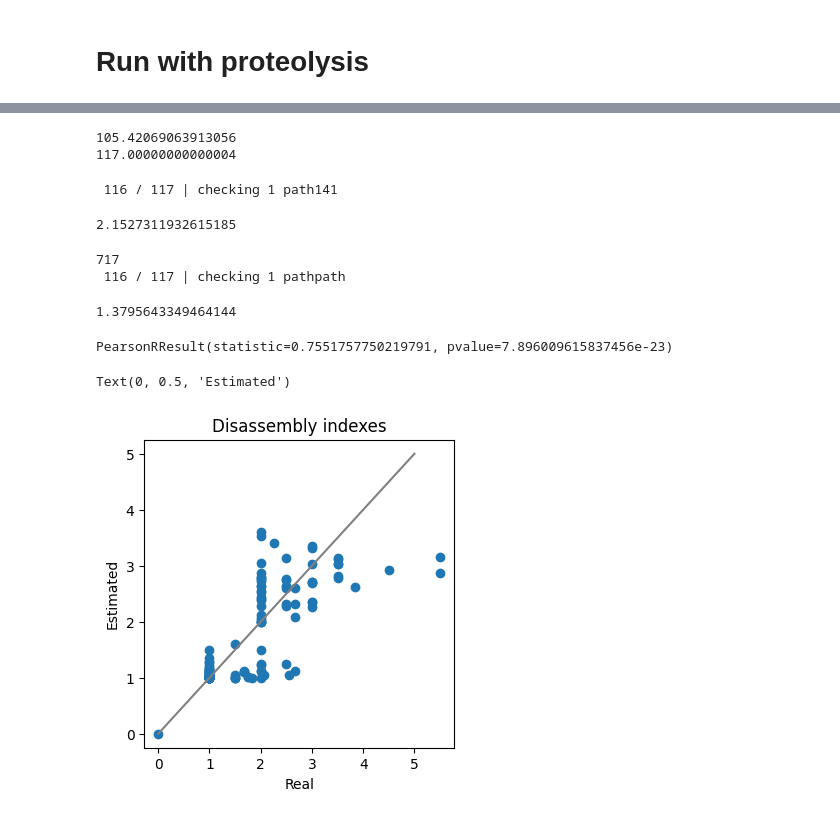
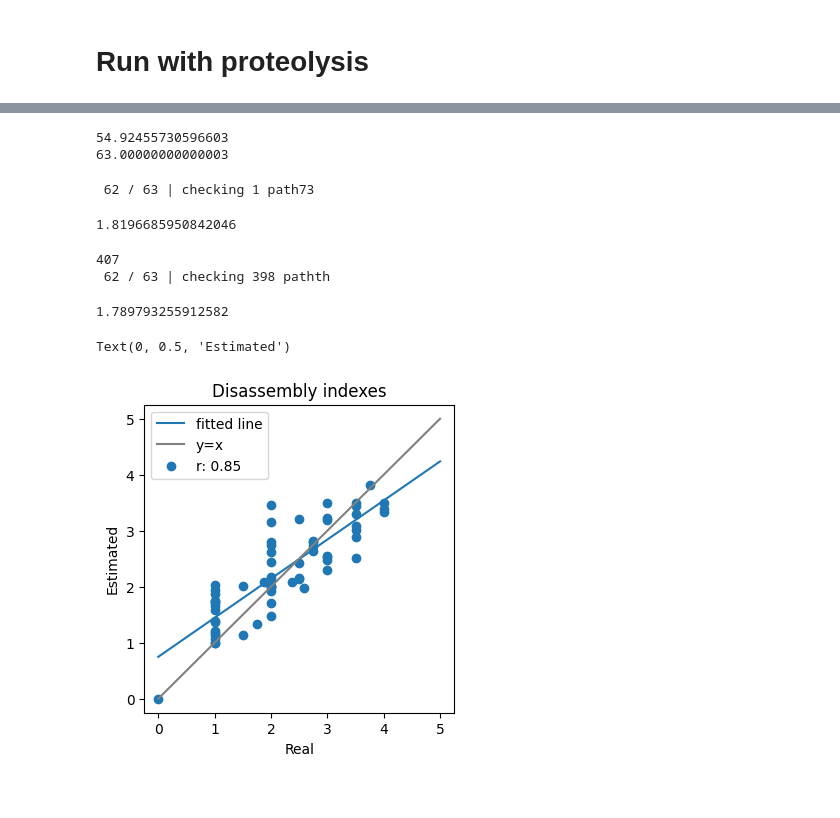
Before and after one commit to ErikHartman/disassembly, a Jupyter notebook: src/weight_estimation_new_method.ipynb, the cells around one changed output, grey strips where cells are left out. Cells and saved outputs as stored; diff of their text form; code cells hidden in the pictures.

```diff
--- a/src/weight_estimation_new_method.ipynb
+++ b/src/weight_estimation_new_method.ipynb
@@ -208,16 +208,16 @@ enzymes = enzyme_set(
         enzyme({"K": 0.5, "R": 0.5}, "trypsin"),
         enzyme({"V": 0.5, "I": 0.25, "A": 0.15, "T": 0.1}, "elne"),
     ],
-    [1, 1, 1],  # activities
-    [1, 1, 1],  # abundances
+    [0, 0, 1],  # activities
+    [0, 0, 1],  # abundances
 )
 
 
 P, sequence_graph = simulate_proteolysis(
     hbb,
-    n_start=20,
-    n_iterations=100,
-    endo_or_exo_probability=[.9, 0.1],
+    n_start=3,
+    n_iterations=50,
+    endo_or_exo_probability=[0.9, 0.1],
     enzymes=enzymes,
 )
 # %% [output]
@@ -226,7 +226,12 @@ P, sequence_graph = simulate_proteolysis(
 from disassembly.esimate_weights import estimate_weights
 
 G, kls, generated, weights = estimate_weights(
-    P=P, meta_enzyme=enzymes.meta_enzyme, endo_or_exo_probability=[0.5,0.5], lr=30, n_iterations=500
+    P=P,
+    meta_enzyme=enzymes.meta_enzyme,
+    endo_or_exo_probability=[0.5, 0.5],
+    lr=30,
+    n_iterations=500,
+    N_T=1000,
 )
 
 fig, axs = plt.subplot_mosaic(
@@ -293,9 +292,9 @@ plt.show()
 # %%
-print(sum([e for _,e in real_vs_estimated_weights]))
-print(sum([r for r,_ in real_vs_estimated_weights]))
+print(sum([e for _, e in real_vs_estimated_weights]))
+print(sum([r for r, _ in real_vs_estimated_weights]))
 # %% [output]
-105.42069063913056
-117.00000000000004
+54.92455730596603
+63.00000000000003
 # %%
 from disassembly.disassembly import get_disassembly_indexes
 from disassembly.disassembly import get_disassembly
@@ -304,8 +303,8 @@ real_disassembly_indexes = get_disassembly_indexes(sequence_graph)
 print(sequence_graph.number_of_edges())
 get_disassembly(P, real_disassembly_indexes)
 # %% [output]
- 116 / 117 | checking 1 path141
+ 62 / 63 | checking 1 path73
-2.1527311932615185
+1.8196685950842046
 # %%
 import networkx as nx
 
@@ -319,27 +318,32 @@ print(no_0_G.number_of_edges())
 estimated_disassembly_indexes = get_disassembly_indexes(no_0_G)
 get_disassembly(P, estimated_disassembly_indexes)
 # %% [output]
-717
- 116 / 117 | checking 1 pathpath
+407
+ 62 / 63 | checking 398 pathth
-1.3795643349464144
+1.789793255912582
 # %%
-from scipy.stats import pearsonr
+from scipy.stats import linregress
 import numpy as np
 
 
 fig = plt.figure(figsize=(4, 4))
 xs = []
 ys = []
 for key in P.keys():
     xs.append((real_disassembly_indexes[key]))
     ys.append((estimated_disassembly_indexes[key]))
-plt.plot(np.linspace(0, 5), np.linspace(0, 5), color="gray")
-plt.scatter(xs, ys)
+
+regress = linregress(xs, ys)
+
+plt.plot(np.linspace(0, 5), regress.intercept + np.linspace(0, 5) * regress.slope, label="fitted line")
+
+plt.plot(np.linspace(0, 5), np.linspace(0, 5), color="gray", label="y=x")
+plt.scatter(xs, ys, label=f"r: {regress.rvalue:.2f}")
+plt.legend()
 plt.title("Disassembly indexes")
-print(pearsonr(xs, ys))
+
 plt.xlabel("Real")
 plt.ylabel("Estimated")
 # %% [output]
-PearsonRResult(statistic=0.7551757750219791, pvalue=7.896009615837456e-23)
+Text(0, 0.5, 'Estimated')
-Text(0, 0.5, 'Estimated')
-[figure, old version]
+[figure, new version]
```
Also changed, not shown: parts of 3 cells of this notebook, 3 other files.
